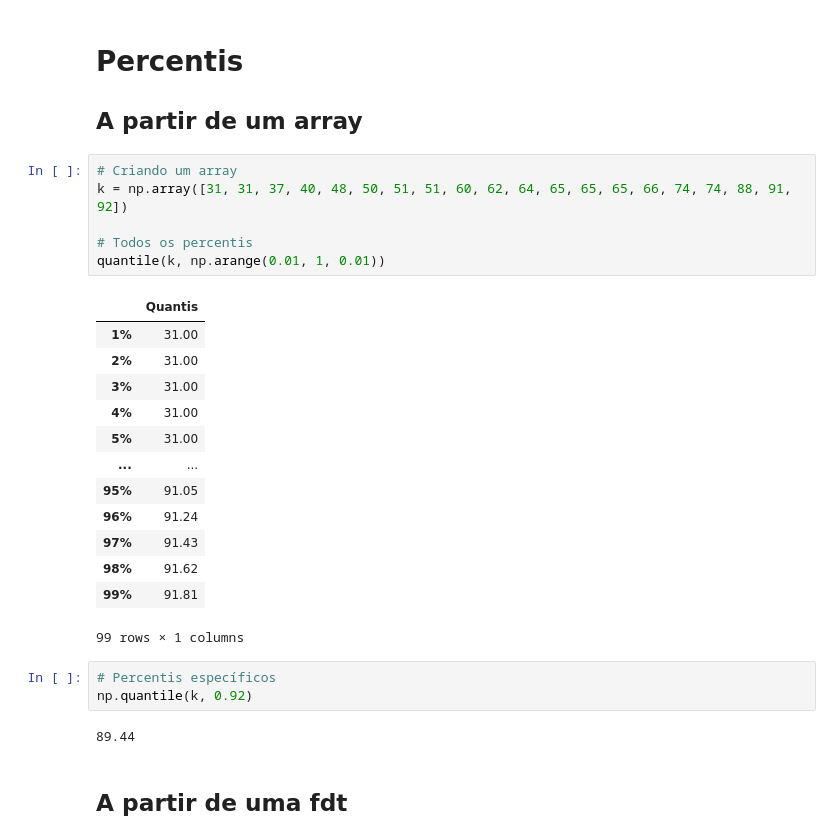
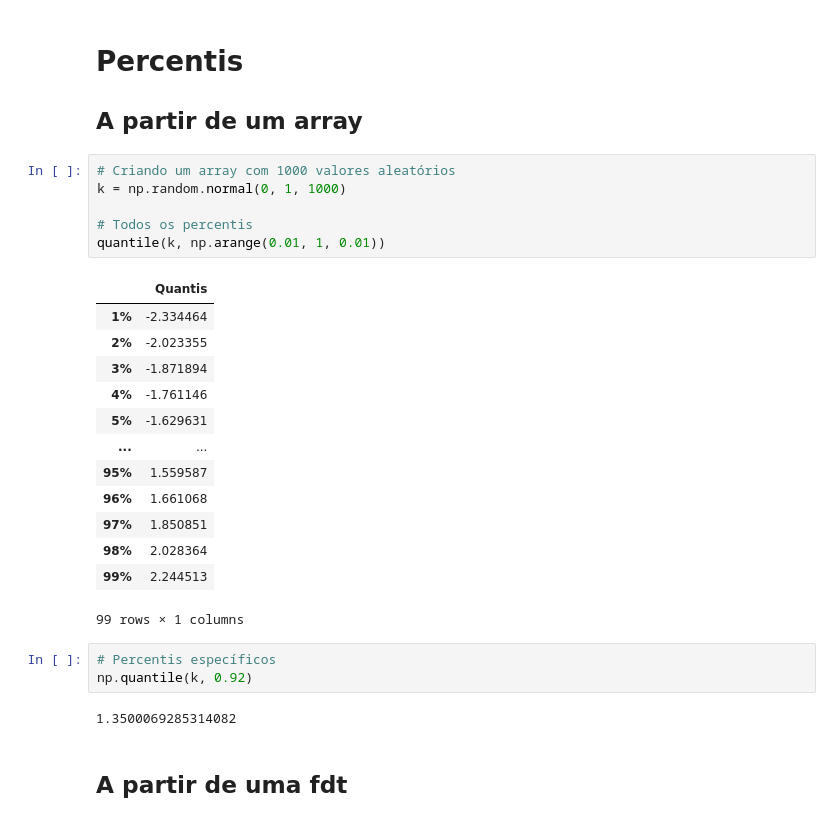
Before and after one commit to italoseara/CET083, a Jupyter notebook: pos.ipynb, the cells around one changed output. Cells and saved outputs as stored; diff of their text form.

```diff
--- a/pos.ipynb
+++ b/pos.ipynb
@@ -325,30 +356,30 @@ plt.show()
 
 ## A partir de um array
 # %%
-# Criando um array
-k = np.array([31, 31, 37, 40, 48, 50, 51, 51, 60, 62, 64, 65, 65, 65, 66, 74, 74, 88, 91, 92])
+# Criando um array com 1000 valores aleatórios
+k = np.random.normal(0, 1, 1000)
 
 # Todos os percentis
 quantile(k, np.arange(0.01, 1, 0.01))
 # %% [output]
 |  | Quantis |
-| 1% | 31.00 |
-| 2% | 31.00 |
-| 3% | 31.00 |
-| 4% | 31.00 |
-| 5% | 31.00 |
+| 1% | -2.334464 |
+| 2% | -2.023355 |
+| 3% | -1.871894 |
+| 4% | -1.761146 |
+| 5% | -1.629631 |
 | ... | ... |
-| 95% | 91.05 |
-| 96% | 91.24 |
-| 97% | 91.43 |
-| 98% | 91.62 |
-| 99% | 91.81 |
+| 95% | 1.559587 |
+| 96% | 1.661068 |
+| 97% | 1.850851 |
+| 98% | 2.028364 |
+| 99% | 2.244513 |
 99 rows × 1 columns
 # %%
 # Percentis específicos
 np.quantile(k, 0.92)
 # %% [output]
-89.44
+1.3500069285314082
 # %% [markdown]
 ## A partir de uma fdt
 # %%
```
Also changed, not shown: parts of 18 cells of this notebook.
